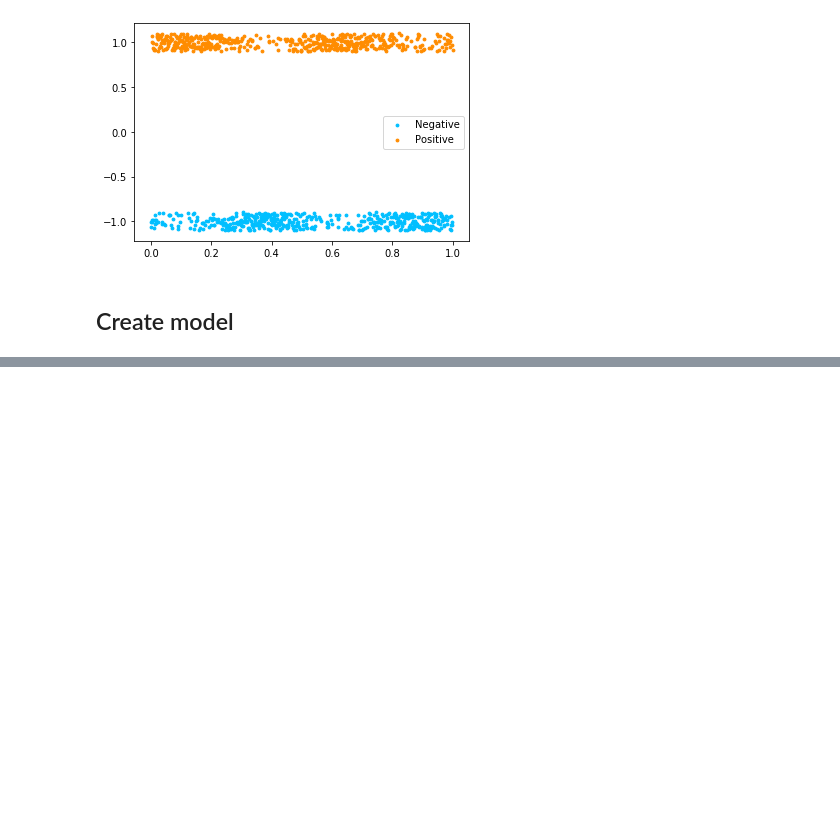
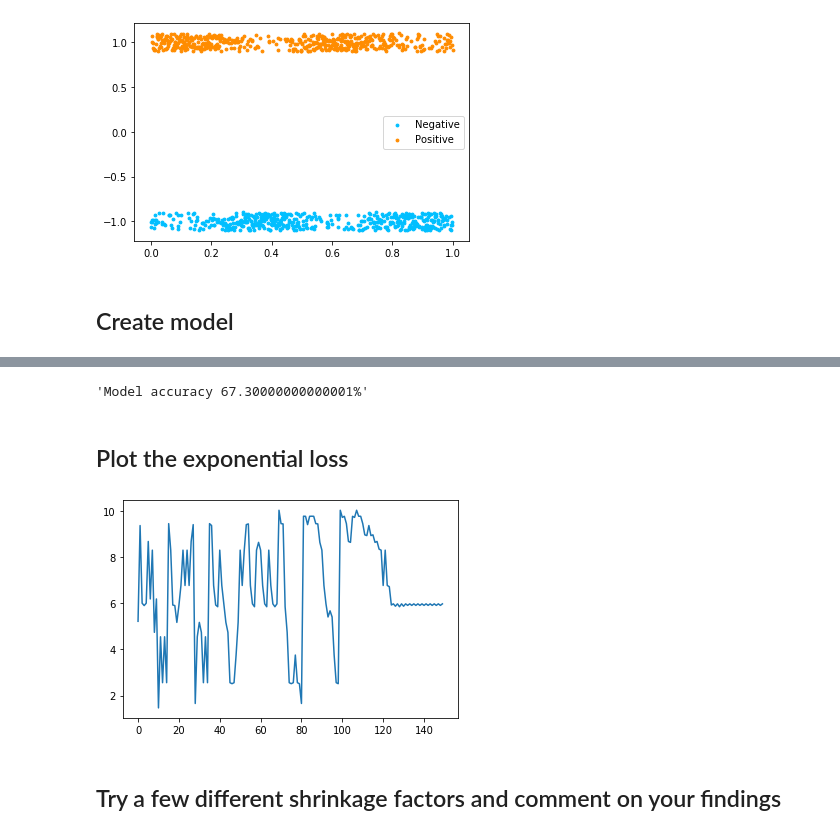
Before and after one commit to edgar971/cs598-stats, a Jupyter notebook: week-13/HW7_edgarsp2.ipynb, the cells around one changed output, grey strips where cells are left out. Saved outputs shown, nothing was run; the diff lists cells and outputs as text; code cells hidden in the pictures; blank space fills up the shorter version.

```diff
--- a/week-13/HW7_edgarsp2.ipynb
+++ b/week-13/HW7_edgarsp2.ipynb
@@ -113,8 +120,10 @@ class MyAdaboost():
 
             y_pred += classifier.alpha * predictions
         return np.sign(y_pred).flatten()
+# %%
+number_of_classifiers = 150
 # %%
-model = MyAdaboost(shrinkage=1)
+model = MyAdaboost(shrinkage=.5, num_classifiers=number_of_classifiers)
 # %%
 model.fit(x, y)
 # %%
@@ -126,2 +131,15 @@ from sklearn.ensemble import AdaBoostClassifier
-# %%
-clf = AdaBoostClassifier(n_estimators=1, random_state=0)
+# %%
+f"Model accuracy {accuracy_score(y_test, y_pred) * 100}%"
+# %% [output]
+'Model accuracy 67.30000000000001%'
+# %% [markdown]
+## Plot the exponential loss
+# %%
+loss_values = [clf.loss for clf in model.classifiers]
+# %%
+plt.plot(loss_values)
+plt.show()
+# %% [output]
+[figure, added]
+# %% [markdown]
+## Try a few different shrinkage factors and comment on your findings
```
Also changed, not shown: parts of 18 cells of this notebook.
